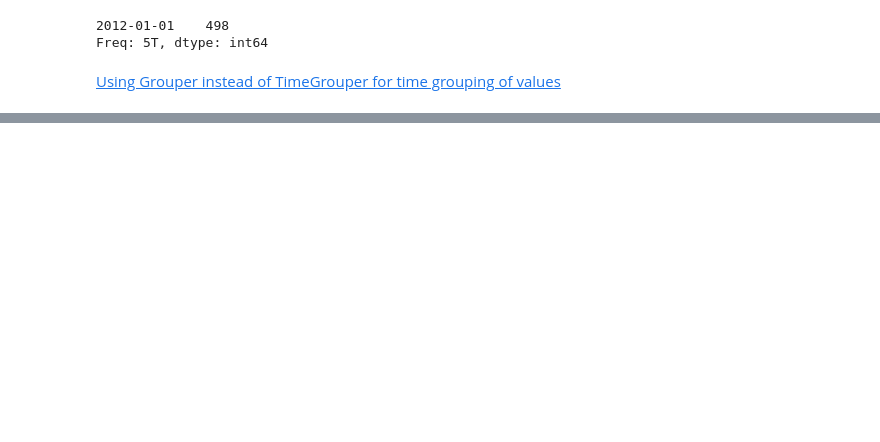
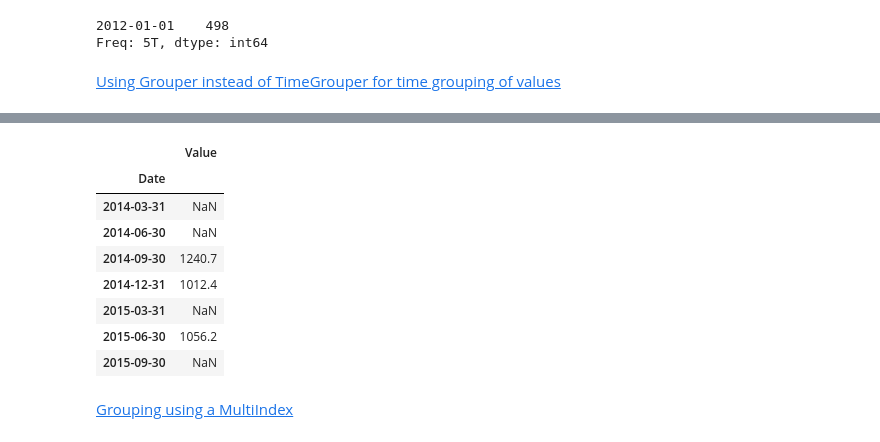
Before and after one commit to bgroveben/python3_machine_learning_projects, a Jupyter notebook: learn_kaggle/pandas/pandas_cookbook.ipynb, the cells around one changed output, grey strips where cells are left out. Drawn from its saved outputs; the diff is of its cells as text; code cells hidden in the pictures; blank space fills up the shorter version.

```diff
--- a/learn_kaggle/pandas/pandas_cookbook.ipynb
+++ b/learn_kaggle/pandas/pandas_cookbook.ipynb
@@ -1802,0 +1874,14 @@ Freq: 5T, dtype: int64
+# %%
+gpy.agg(lambda x: np.nan if (np.isnan(x).any() or len(x)<3) else x.sum())
+# %% [output]
+|  | Value |
+| Date |  |
+| 2014-03-31 | NaN |
+| 2014-06-30 | NaN |
+| 2014-09-30 | 1240.7 |
+| 2014-12-31 | 1012.4 |
+| 2015-03-31 | NaN |
+| 2015-06-30 | 1056.2 |
+| 2015-09-30 | NaN |
+# %% [markdown]
+[Grouping using a MultiIndex](https://stackoverflow.com/questions/41483763/pandas-timegrouper-on-multiindex)
```
Also changed, not shown: parts of 32 cells of this notebook.
